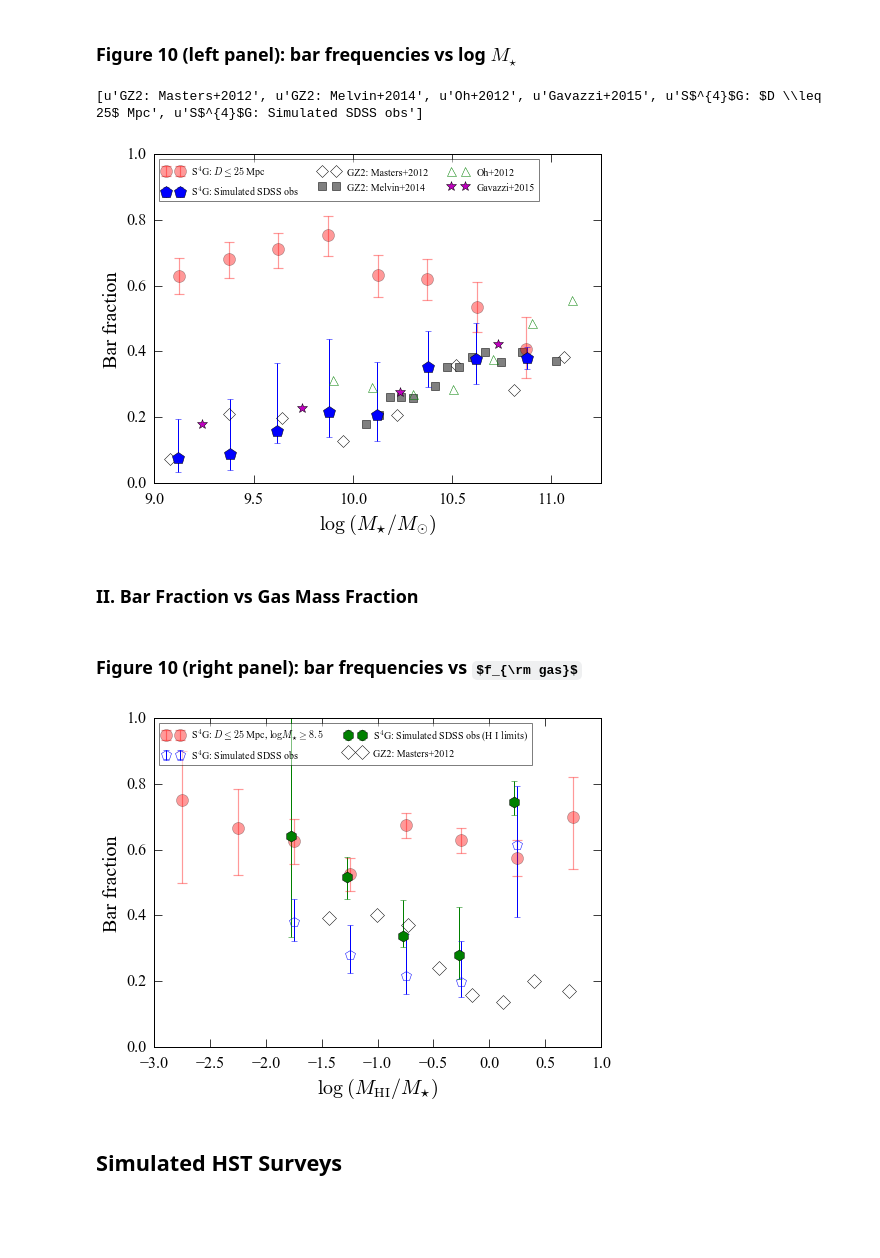
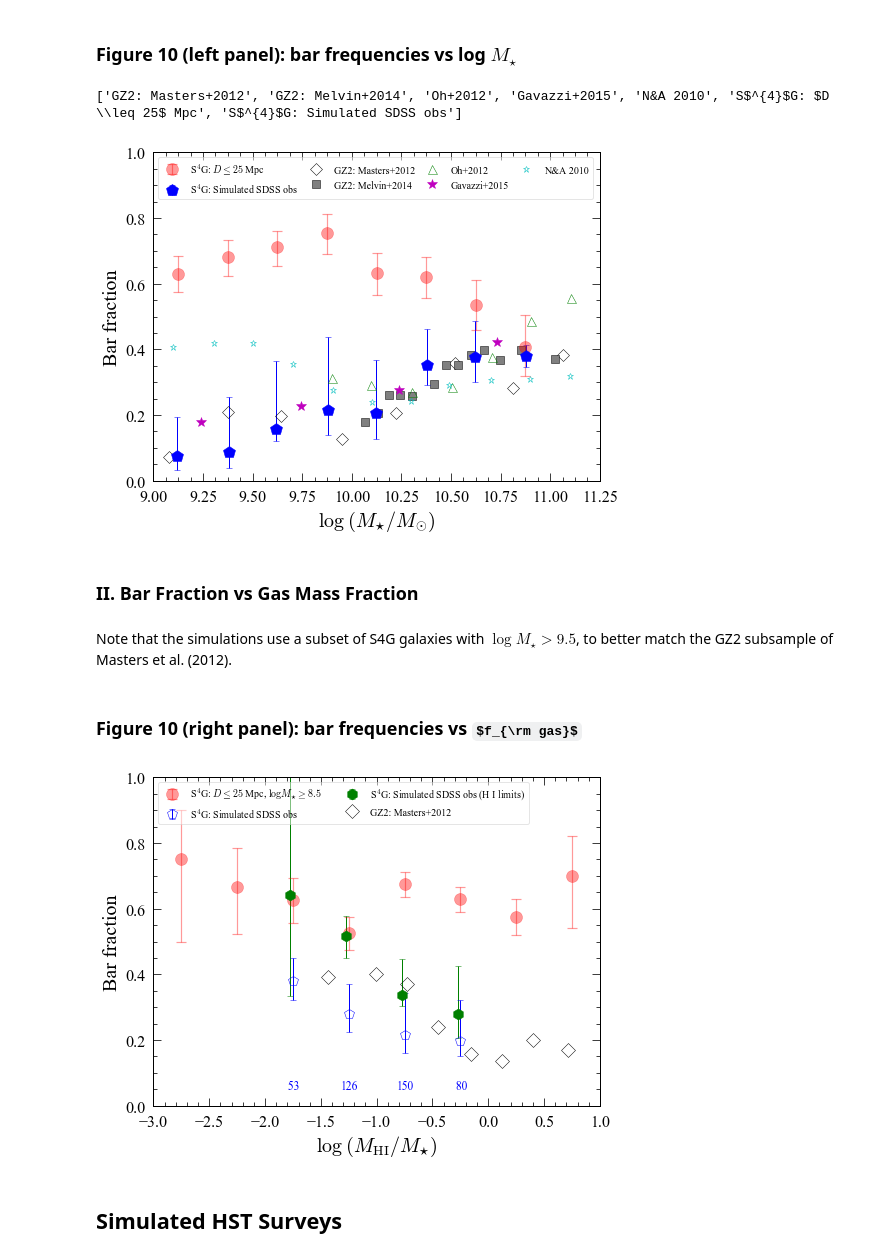
Before and after one commit to perwin/s4g_barfractions, a Jupyter notebook: s4gbars_simulated-surveys.ipynb, the cells around one changed output. Drawn from its saved outputs; the diff is of its cells as text; code cells hidden in the pictures; some formulas as TeX source; blank space fills up the shorter version.

```diff
--- a/s4gbars_simulated-surveys.ipynb
+++ b/s4gbars_simulated-surveys.ipynb
@@ -92,6 +97,7 @@ logmstar_m12,fbar_m12 = s4gutils.Read2ColumnProfile(fbarLitDir+"fbar-vs-logMstar
 logmstar_m14,fbar_m14 = s4gutils.Read2ColumnProfile(fbarLitDir+"fbar-vs-logMstar_melvin+2014.txt")
 logmstar_oh12,fbar_oh12 = profiles.ReadProfile(fbarLitDir+"fbar-vs-logMstar_oh+2012.txt")
 logmstar_g15,fbar_g15 = profiles.ReadProfile(fbarLitDir+"fbar-vs-logmstar_gavazzi+2015.txt")
+logmstar_na10,fbar_na10 = profiles.ReadProfile(fbarLitDir+"fbar-vs-logMstar_nair-abraham2010.txt")
 
 # Published f(bar) vs log(f_gas): Masters+2012
 logfgas_m12,fbar_m12_fgas = s4gutils.Read2ColumnProfile(fbarLitDir+"fbar-vs-logfgas_masters+2012.txt")
@@ -123,33 +129,36 @@ logmstar_s08h,fbar_s08h,sigma_low_s08h,sigma_high_s08h = ReadSheth08(fbarLitDir+
 # %%
 sim_d30_mstar = du.ReadCompositeTable(simDir+"sim_logMstar_d30_sp_2xfwhm_SDSS_200_dp-sizes.txt", columnRow=0, dataFrame=True)
 
 # Plot for paper
 plt.plot(logmstar_m12, fbar_m12, 'D', mfc="None",mec='k', ms=9,label='GZ2: Masters+2012')
 plt.plot(logmstar_m14, fbar_m14, 's', mfc="0.5",mec='k', ms=8,label='GZ2: Melvin+2014')
 plt.plot(logmstar_oh12, fbar_oh12, '^', mfc="None",mec='g', ms=9,label='Oh+2012')
 plt.plot(logmstar_g15,fbar_g15, 'm*', ms=10.5,label='Gavazzi+2015')
+plt.plot(logmstar_na10, fbar_na10, '*', mfc="None",mec='c', ms=7,label='N&A 2010')
 pu.PlotFrequencyWithWeights(s4gdata.logmstar, s4gdata.w25, ii_barred_limited1, ii_unbarred_limited1, 8.0, 11.25, 0.25, fmt='ro', ms=12, noErase=True, alpha=0.4,label=ss1)
 plt.errorbar(sim_d30_mstar.logMstar, sim_d30_mstar.medFbar, yerr=[sim_d30_mstar.sigma_low, sim_d30_mstar.sigma_high], fmt='bp', ms=12, label=r'S$^{4}$G: Simulated SDSS obs')
 plt.ylim(0,1);plt.xlim(9,11.25)
 plt.xlabel(xtmstar)
 plt.ylabel('Bar fraction')
 
 # re-order labels in legend
 ax = plt.gca()
 handles,labels = ax.get_legend_handles_labels()
 print(labels)
-handles = [handles[4], handles[5], handles[0], handles[1], handles[2], handles[3]]
-labels = [labels[4], labels[5], labels[0], labels[1], labels[2], labels[3]]
-legend(handles, labels, loc="upper left", fontsize=10, ncol=3, framealpha=0.5)
+handles = [handles[5], handles[6], handles[0], handles[1], handles[2], handles[3], handles[4]]
+labels = [labels[5], labels[6], labels[0], labels[1], labels[2], labels[3], labels[4]]
+legend(handles, labels, loc="upper left", fontsize=10, ncol=4, columnspacing=0.75, framealpha=0.5)
 # push bottom of plot upwards so that x-axis label isn't clipped in PDF output
 plt.subplots_adjust(bottom=0.14)
 
 if savePlots: plt.savefig(plotDir+"fbar-vs-mass-sim.pdf")
 # %% [output]
-[u'GZ2: Masters+2012', u'GZ2: Melvin+2014', u'Oh+2012', u'Gavazzi+2015', u'S$^{4}$G: $D \\leq 25$ Mpc', u'S$^{4}$G: Simulated SDSS obs']
+['GZ2: Masters+2012', 'GZ2: Melvin+2014', 'Oh+2012', 'Gavazzi+2015', 'N&A 2010', 'S$^{4}$G: $D \\leq 25$ Mpc', 'S$^{4}$G: Simulated SDSS obs']
-[figure, old version]
+[figure, new version]
 # %% [markdown]
 ### II. Bar Fraction vs Gas Mass Fraction
+# %% [markdown]
+Note that the simulations use a subset of S4G galaxies with $\log M_{\star} > 9.5$, to better match the GZ2 subsample of Masters et al. (2012).
 # %% [markdown]
 ### Figure 10 (right panel): bar frequencies vs $f_{\rm gas}$
 # %%
@@ -165,10 +174,17 @@ sim_d30_fgas_hilimit = du.ReadCompositeTable(simDir+"sim_logfgas_d30m95_sp_2xfwh
 plt.plot(logfgas_m12, fbar_m12_fgas, 'D', mfc="None",mec='k', ms=10,label='GZ2: Masters+2012')
 
 pu.PlotFrequency(s4gdata.logfgas, ii_barred_limited1_m8_5, ii_unbarred_limited1_m8_5, -3,2,0.5, noErase=True, fmt='ro', ms=12, alpha=0.4, label=ss1m)
-plt.errorbar(sim_d30_fgas.log_fgas, sim_d30_fgas.medFbar, yerr=[sim_d30_fgas.sigma_low, sim_d30_fgas.sigma_high], fmt='bp', mfc='None', mec='b', ms=11, label=r'S$^{4}$G: Simulated SDSS obs')
-plt.errorbar(sim_d30_fgas_hilimit.log_fgas - 0.025, sim_d30_fgas_hilimit.medFbar, yerr=[sim_d30_fgas_hilimit.sigma_low, sim_d30_fgas_hilimit.sigma_high], fmt='gh', ms=11, label=r'S$^{4}$G: Simulated SDSS obs (H I limits)')
+# Skip last bin of simulation results, since it's based on only six galaxies
+plt.errorbar(sim_d30_fgas.log_fgas[:4], sim_d30_fgas.medFbar[:4], yerr=[sim_d30_fgas.sigma_low[:4], sim_d30_fgas.sigma_high[:4]], fmt='bp', mfc='None', mec='b', ms=11, label=r'S$^{4}$G: Simulated SDSS obs')
+plt.errorbar(sim_d30_fgas_hilimit.log_fgas[:4] - 0.025, sim_d30_fgas_hilimit.medFbar[:4], yerr=[sim_d30_fgas_hilimit.sigma_low[:4], sim_d30_fgas_hilimit.sigma_high[:4]], fmt='gh', ms=11, label=r'S$^{4}$G: Simulated SDSS obs (H I limits)')
 plt.xlabel(xtfgas);plt.ylabel('Bar fraction')
 plt.ylim(0,1);plt.xlim(-3,1)
+
+# plot number of galaxies in starting sample per bin
+centers = [-1.82, -1.32, -0.82, -0.32]
+counts = [53, 126, 150, 80]
+for c,n in zip(centers, counts):
+    text(c, 0.05, "%3d" % n, fontsize=11.5, color='b')
 
 # re-order labels in legend
 ax = plt.gca()
@@ -181,7 +197,7 @@ legend(handles, labels, loc="upper left", fontsize=10, ncol=2, framealpha=0.5)
 plt.subplots_adjust(bottom=0.14)
 if savePlots: plt.savefig(plotDir+"fbar-vs-fgas-sim.pdf")
 # %% [output]
-[figure, old version]
+[figure, new version]
 # %% [markdown]
 ## Simulated HST Surveys
 # %% [markdown]
```
Also changed, not shown: parts of 10 cells of this notebook, 7 other files.
